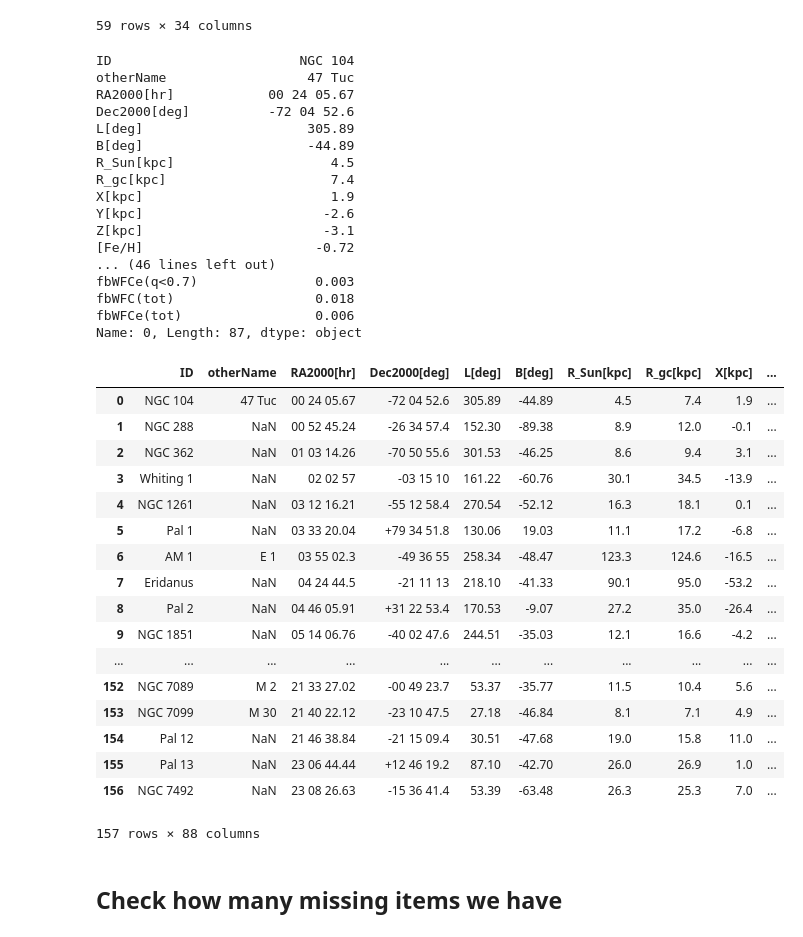
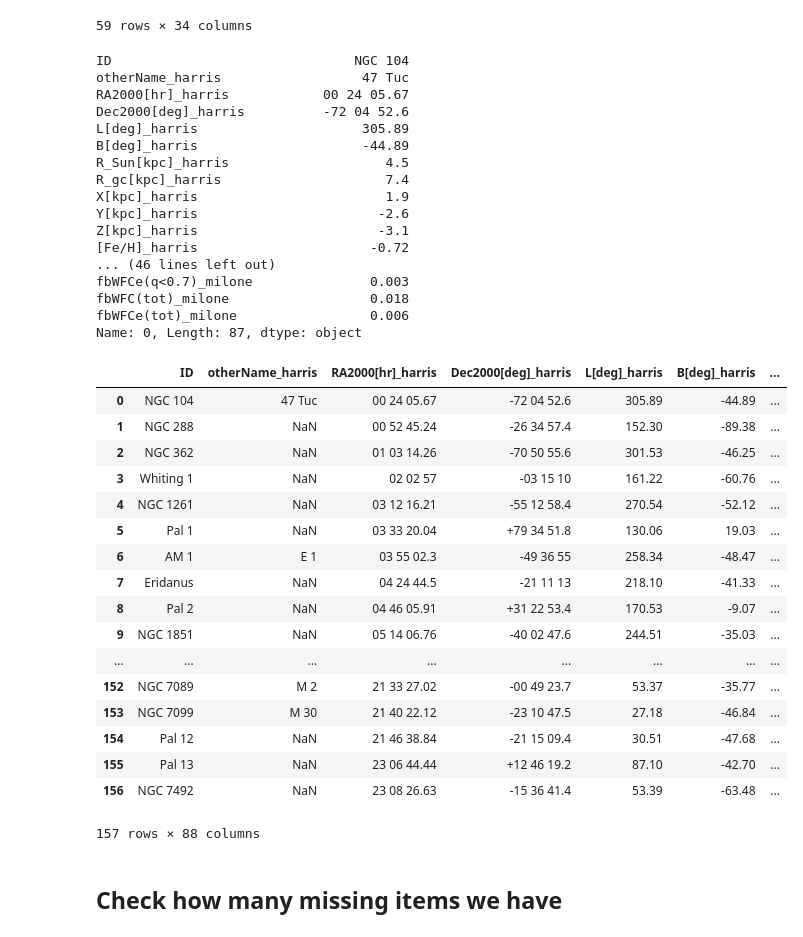
Before and after one commit to ageller/compileGCs, a Jupyter notebook: compileGCs.ipynb, the cells around one changed output. Cells and saved outputs as stored; diff of their text form; code cells hidden in the pictures.

Commit message:
added source to columns names

```diff
--- a/compileGCs.ipynb
+++ b/compileGCs.ipynb
@@ -101,5 +101,8 @@ harrisPosPhotVel_df = harrisPosPhot_df.join(harrisVel_df.set_index('ID'),on = 'I
                                             rsuffix='_vel')
 
 
+harrisPosPhotVel_df.columns = [str(col) + '_harris' for col in harrisPosPhotVel_df.columns]
+harrisPosPhotVel_df.rename(columns = {'ID_harris':'ID'}, inplace=True)
+
 harrisPosPhotVel_df.iloc[0]
 # %% [output]
@@ -198,6 +201,8 @@ MarinFranch_df['G00_CG_Norm'] = G00cgNorm
 #fix the names
 IDs = [x.replace('_',' ') for x in MarinFranch_df['ID'].values]
 MarinFranch_df['ID'] = IDs
+MarinFranch_df.columns = [str(col) + '_marinfranch' for col in MarinFranch_df.columns]
+MarinFranch_df.rename(columns = {'ID_marinfranch':'ID'}, inplace=True)
 #MarinFranch_df
 # %%
 #merge
@@ -254,6 +259,9 @@ Milone_df
 #fix the names
 IDs = [x.replace('_',' ') for x in Milone_df['ID'].values]
 Milone_df['ID'] = IDs
+
+Milone_df.columns = [str(col) + '_milone' for col in Milone_df.columns]
+Milone_df.rename(columns = {'ID_milone':'ID'}, inplace=True)
 # %%
 #replace the 9.999 values with NaNs
 Milone_df.replace(9.999, np.nan, inplace=True)
@@ -266,53 +274,53 @@ harrisPosPhotVel_MarinFranch_Milone_df = harrisPosPhotVel_MarinFranch_df.join(Mi
 
 harrisPosPhotVel_MarinFranch_Milone_df.iloc[0]
 # %% [output]
-ID                        NGC 104
-otherName                  47 Tuc
-RA2000[hr]            00 24 05.67
-Dec2000[deg]          -72 04 52.6
-L[deg]                     305.89
-B[deg]                     -44.89
-R_Sun[kpc]                    4.5
-R_gc[kpc]                     7.4
-X[kpc]                        1.9
-Y[kpc]                       -2.6
-Z[kpc]                       -3.1
-[Fe/H]                      -0.72
+ID                               NGC 104
+otherName_harris                  47 Tuc
+RA2000[hr]_harris            00 24 05.67
+Dec2000[deg]_harris          -72 04 52.6
+L[deg]_harris                     305.89
+B[deg]_harris                     -44.89
+R_Sun[kpc]_harris                    4.5
+R_gc[kpc]_harris                     7.4
+X[kpc]_harris                        1.9
+Y[kpc]_harris                       -2.6
+Z[kpc]_harris                       -3.1
+[Fe/H]_harris                      -0.72
 ... (46 lines left out)
-fbWFCe(q<0.7)               0.003
-fbWFC(tot)                  0.018
-fbWFCe(tot)                 0.006
+fbWFCe(q<0.7)_milone               0.003
+fbWFC(tot)_milone                  0.018
+fbWFCe(tot)_milone                 0.006
 Name: 0, Length: 87, dtype: object
 # %%
 #add a mass column assuming a M/L = 2
-MV = harrisPosPhotVel_MarinFranch_Milone_df['M_V_int']
+MV = harrisPosPhotVel_MarinFranch_Milone_df['M_V_int_harris']
 BC = -0.15 #for MS stellar type around mid G (not sure what to use here)
 MBol = MV + BC
 MBolSun = 4.74
 lum = 10.**(0.4*(MBolSun - MBol)) #solar luminosity
 mass = lum*2.
 
 harrisPosPhotVel_MarinFranch_Milone_df['Mcl[MSun]'] = mass
 
 harrisPosPhotVel_MarinFranch_Milone_df
 # %% [output]
-|  | ID | otherName | RA2000[hr] | Dec2000[deg] | L[deg] | B[deg] | R_Sun[kpc] | R_gc[kpc] | X[kpc] | ... |
-| 0 | NGC 104 | 47 Tuc | 00 24 05.67 | -72 04 52.6 | 305.89 | -44.89 | 4.5 | 7.4 | 1.9 | ... |
-| 1 | NGC 288 | NaN | 00 52 45.24 | -26 34 57.4 | 152.30 | -89.38 | 8.9 | 12.0 | -0.1 | ... |
-| 2 | NGC 362 | NaN | 01 03 14.26 | -70 50 55.6 | 301.53 | -46.25 | 8.6 | 9.4 | 3.1 | ... |
-| 3 | Whiting 1 | NaN | 02 02 57 | -03 15 10 | 161.22 | -60.76 | 30.1 | 34.5 | -13.9 | ... |
-| 4 | NGC 1261 | NaN | 03 12 16.21 | -55 12 58.4 | 270.54 | -52.12 | 16.3 | 18.1 | 0.1 | ... |
-| 5 | Pal 1 | NaN | 03 33 20.04 | +79 34 51.8 | 130.06 | 19.03 | 11.1 | 17.2 | -6.8 | ... |
-| 6 | AM 1 | E 1 | 03 55 02.3 | -49 36 55 | 258.34 | -48.47 | 123.3 | 124.6 | -16.5 | ... |
-| 7 | Eridanus | NaN | 04 24 44.5 | -21 11 13 | 218.10 | -41.33 | 90.1 | 95.0 | -53.2 | ... |
-| 8 | Pal 2 | NaN | 04 46 05.91 | +31 22 53.4 | 170.53 | -9.07 | 27.2 | 35.0 | -26.4 | ... |
-| 9 | NGC 1851 | NaN | 05 14 06.76 | -40 02 47.6 | 244.51 | -35.03 | 12.1 | 16.6 | -4.2 | ... |
-| ... | ... | ... | ... | ... | ... | ... | ... | ... | ... | ... |
-| 152 | NGC 7089 | M 2 | 21 33 27.02 | -00 49 23.7 | 53.37 | -35.77 | 11.5 | 10.4 | 5.6 | ... |
-| 153 | NGC 7099 | M 30 | 21 40 22.12 | -23 10 47.5 | 27.18 | -46.84 | 8.1 | 7.1 | 4.9 | ... |
-| 154 | Pal 12 | NaN | 21 46 38.84 | -21 15 09.4 | 30.51 | -47.68 | 19.0 | 15.8 | 11.0 | ... |
-| 155 | Pal 13 | NaN | 23 06 44.44 | +12 46 19.2 | 87.10 | -42.70 | 26.0 | 26.9 | 1.0 | ... |
-| 156 | NGC 7492 | NaN | 23 08 26.63 | -15 36 41.4 | 53.39 | -63.48 | 26.3 | 25.3 | 7.0 | ... |
+|  | ID | otherName_harris | RA2000[hr]_harris | Dec2000[deg]_harris | L[deg]_harris | B[deg]_harris | ... |
+| 0 | NGC 104 | 47 Tuc | 00 24 05.67 | -72 04 52.6 | 305.89 | -44.89 | ... |
+| 1 | NGC 288 | NaN | 00 52 45.24 | -26 34 57.4 | 152.30 | -89.38 | ... |
+| 2 | NGC 362 | NaN | 01 03 14.26 | -70 50 55.6 | 301.53 | -46.25 | ... |
+| 3 | Whiting 1 | NaN | 02 02 57 | -03 15 10 | 161.22 | -60.76 | ... |
+| 4 | NGC 1261 | NaN | 03 12 16.21 | -55 12 58.4 | 270.54 | -52.12 | ... |
+| 5 | Pal 1 | NaN | 03 33 20.04 | +79 34 51.8 | 130.06 | 19.03 | ... |
+| 6 | AM 1 | E 1 | 03 55 02.3 | -49 36 55 | 258.34 | -48.47 | ... |
+| 7 | Eridanus | NaN | 04 24 44.5 | -21 11 13 | 218.10 | -41.33 | ... |
+| 8 | Pal 2 | NaN | 04 46 05.91 | +31 22 53.4 | 170.53 | -9.07 | ... |
+| 9 | NGC 1851 | NaN | 05 14 06.76 | -40 02 47.6 | 244.51 | -35.03 | ... |
+| ... | ... | ... | ... | ... | ... | ... | ... |
+| 152 | NGC 7089 | M 2 | 21 33 27.02 | -00 49 23.7 | 53.37 | -35.77 | ... |
+| 153 | NGC 7099 | M 30 | 21 40 22.12 | -23 10 47.5 | 27.18 | -46.84 | ... |
+| 154 | Pal 12 | NaN | 21 46 38.84 | -21 15 09.4 | 30.51 | -47.68 | ... |
+| 155 | Pal 13 | NaN | 23 06 44.44 | +12 46 19.2 | 87.10 | -42.70 | ... |
+| 156 | NGC 7492 | NaN | 23 08 26.63 | -15 36 41.4 | 53.39 | -63.48 | ... |
 157 rows × 88 columns
 # %%
 #write to csv
```
Also changed, not shown: parts of 5 cells of this notebook, 1 other file.
